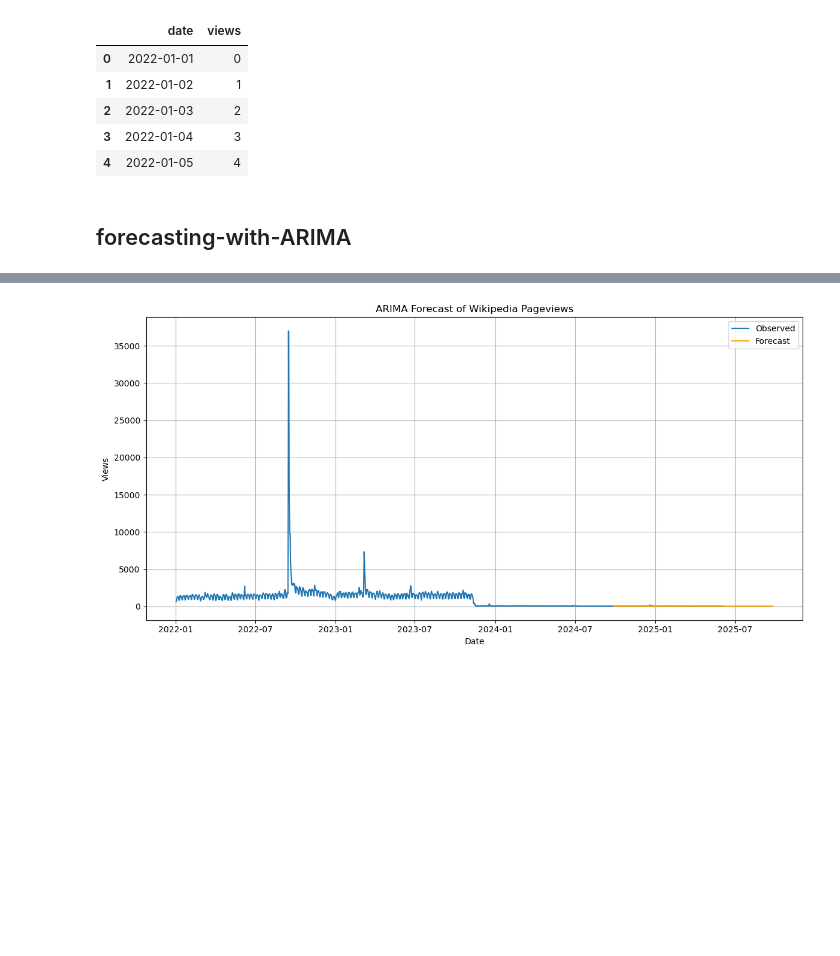
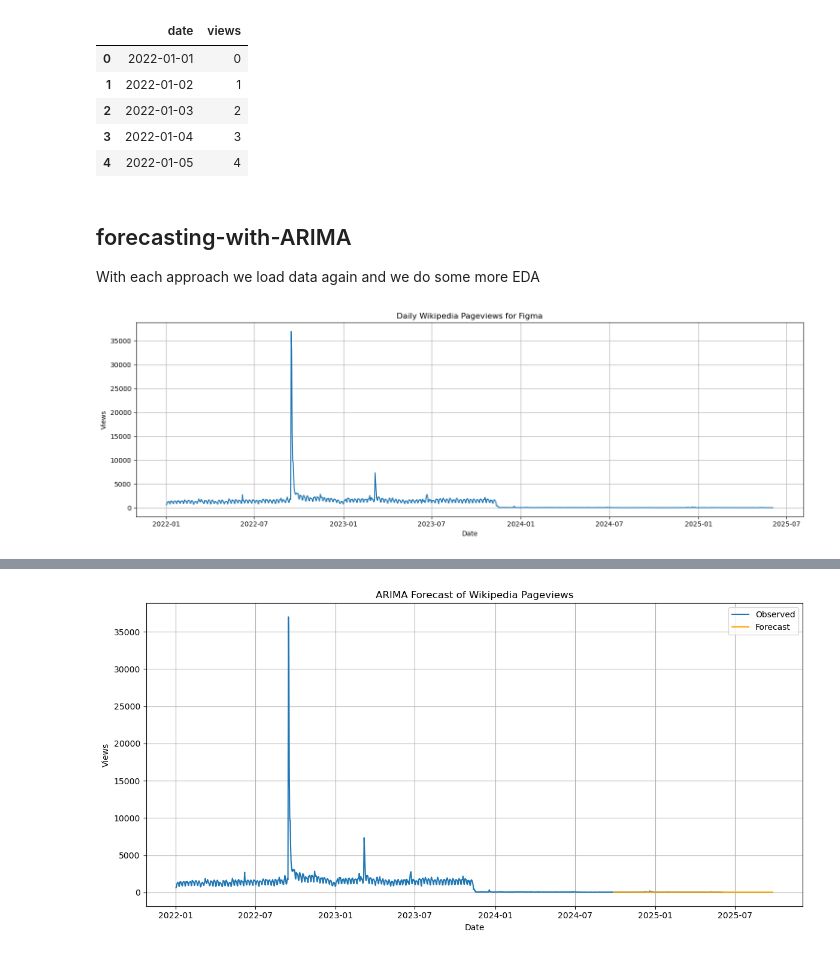
Before and after one commit to samira-yousefzadeh/figma-pageviews-forecast, a Jupyter notebook: figma_pageviews_forecast.ipynb, the cells around one changed output, grey strips where cells are left out. Cells and saved outputs as stored; diff of their text form; code cells hidden in the pictures; blank space fills up the shorter version.

```diff
--- a/figma_pageviews_forecast.ipynb
+++ b/figma_pageviews_forecast.ipynb
@@ -536,6 +543,7 @@ df_daily.head()
 | 4 | 2022-01-05 | 4 |
 # %% [markdown]
 ## forecasting-with-ARIMA
+With each approach we load data again and we do some more EDA
 # %%
 from statsmodels.tsa.arima.model import ARIMA
 import warnings
@@ -541,0 +557,44 @@ import warnings
+# %%
+def fetch_pageviews(article='Figma_(software)', start_date='2022-01-01', end_date=None,
+                    granularity='daily', platform='all-access', agent='user', project='en.wikipedia'):
+    if end_date is None:
+        end_date = datetime.today().strftime('%Y-%m-%d')
+    start_fmt = datetime.strptime(start_date, '%Y-%m-%d').strftime('%Y%m%d')
+    end_fmt = datetime.strptime(end_date, '%Y-%m-%d').strftime('%Y%m%d')
+
+    url = (
+        f'https://wikimedia.org/api/rest_v1/metrics/pageviews/per-article/'
+        f'{project}/{platform}/{agent}/{article}/{granularity}/{start_fmt}/{end_fmt}'
+    )
+
+    headers = {
+        'User-Agent': 'SamiraDSInternProject/1.0 (world.skc@gmail.com)'
+    }
+
+    response = requests.get(url, headers=headers)
+    data = response.json()
+
+    records = [{'date': datetime.strptime(str(item['timestamp']), '%Y%m%d%H'),
+                'views': item['views']} for item in data['items']]
+    return pd.DataFrame(records)
+# %%
+df = fetch_pageviews(start_date='2022-01-01', end_date='2025-06-03')
+df['date'] = pd.to_datetime(df['date'])
+df.set_index('date', inplace=True)
+# %%
+#feature-engineering
+
+df['rolling_mean_7'] = df['views'].rolling(7).mean()
+df['rolling_std_7'] = df['views'].rolling(7).std()
+# %%
+# EDA
+plt.figure(figsize=(15, 5))
+plt.plot(df['views'])
+plt.title("Daily Wikipedia Pageviews for Figma")
+plt.xlabel("Date")
+plt.ylabel("Views")
+plt.grid()
+plt.tight_layout()
+plt.show()
+# %% [output]
+[figure, added]
```
Also changed, not shown: parts of 14 cells of this notebook.
